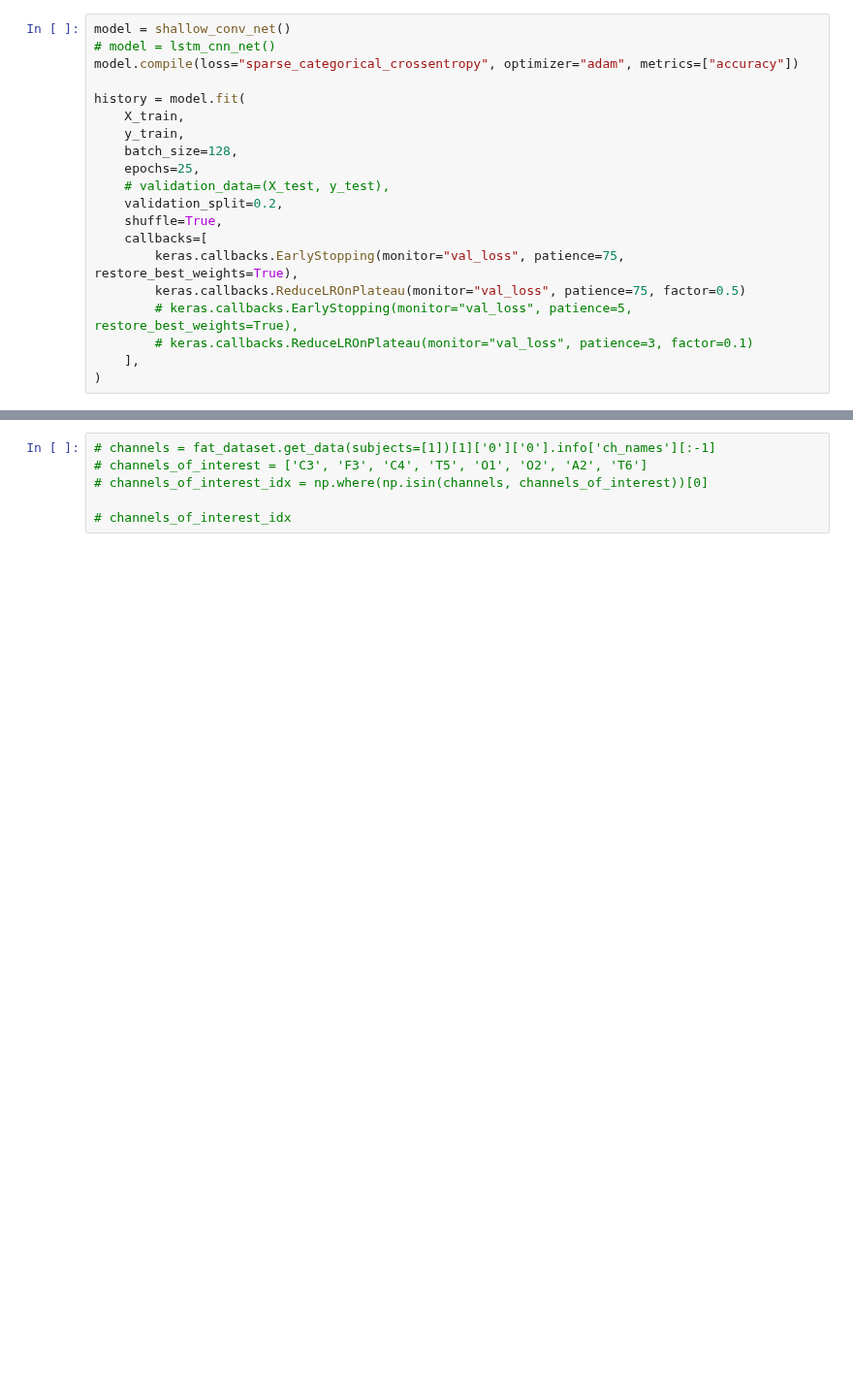
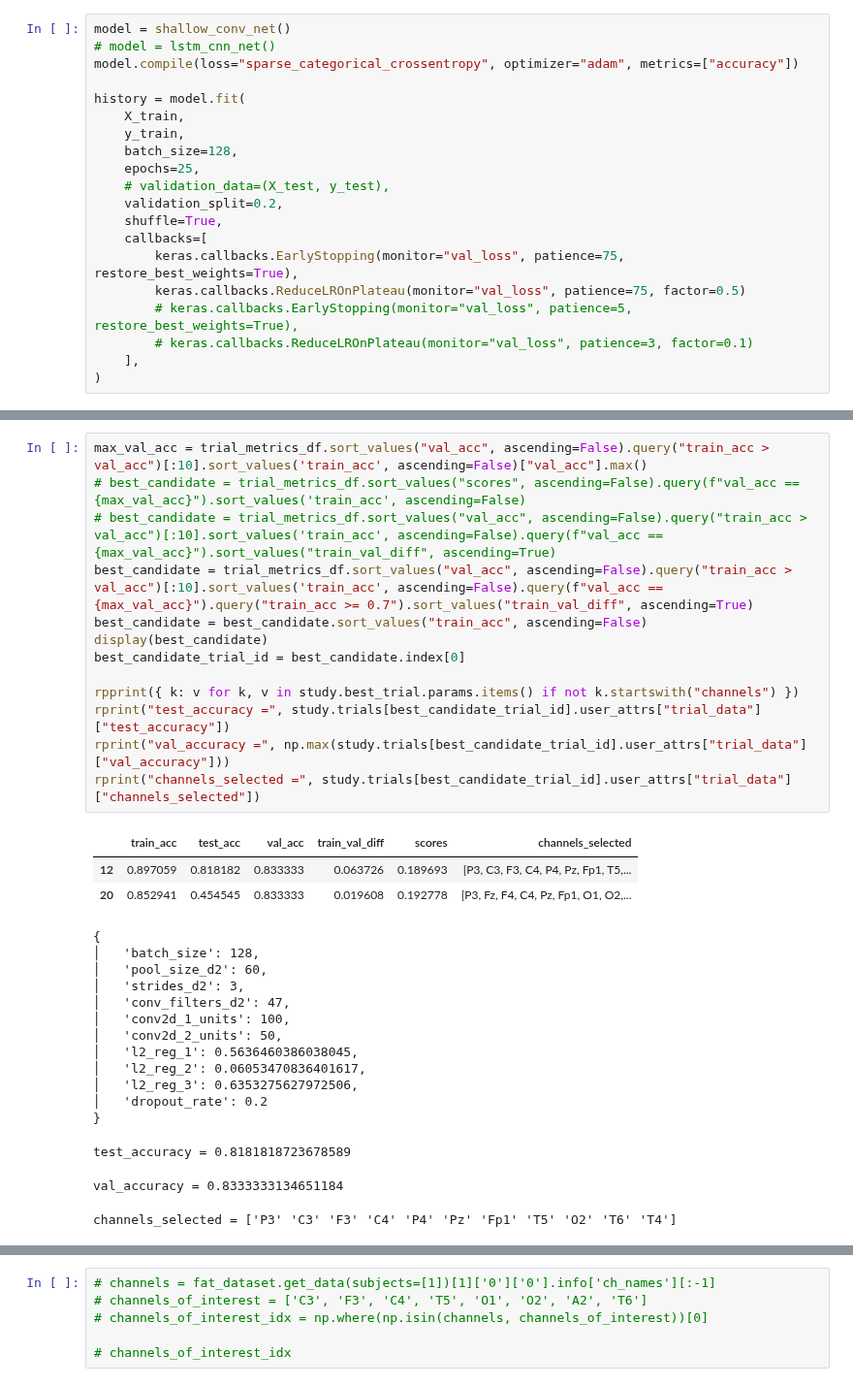
Before and after one commit to Pauligtech/PiEEG_Miniaturization, a Jupyter notebook: model_optimization_tests/shallow_conv_net_test.ipynb, the cells around one changed output, grey strips where cells are left out. Shown at 97% size. Cells and saved outputs as stored; diff of their text form; blank space fills up the shorter version.

```diff
--- a/model_optimization_tests/shallow_conv_net_test.ipynb
+++ b/model_optimization_tests/shallow_conv_net_test.ipynb
@@ -814 +841,33 @@ trial_metrics_df.sort_values("val_acc", ascending=False).query("train_acc > val_
+# %%
+max_val_acc = trial_metrics_df.sort_values("val_acc", ascending=False).query("train_acc > val_acc")[:10].sort_values('train_acc', ascending=False)["val_acc"].max()
+# best_candidate = trial_metrics_df.sort_values("scores", ascending=False).query(f"val_acc == {max_val_acc}").sort_values('train_acc', ascending=False)
+# best_candidate = trial_metrics_df.sort_values("val_acc", ascending=False).query("train_acc > val_acc")[:10].sort_values('train_acc', ascending=False).query(f"val_acc == {max_val_acc}").sort_values("train_val_diff", ascending=True)
+best_candidate = trial_metrics_df.sort_values("val_acc", ascending=False).query("train_acc > val_acc")[:10].sort_values('train_acc', ascending=False).query(f"val_acc == {max_val_acc}").query("train_acc >= 0.7").sort_values("train_val_diff", ascending=True)
+best_candidate = best_candidate.sort_values("train_acc", ascending=False)
+display(best_candidate)
+best_candidate_trial_id = best_candidate.index[0]
+
+rpprint({ k: v for k, v in study.best_trial.params.items() if not k.startswith("channels") })
+rprint("test_accuracy =", study.trials[best_candidate_trial_id].user_attrs["trial_data"]["test_accuracy"])
+rprint("val_accuracy =", np.max(study.trials[best_candidate_trial_id].user_attrs["trial_data"]["val_accuracy"]))
+rprint("channels_selected =", study.trials[best_candidate_trial_id].user_attrs["trial_data"]["channels_selected"])
+# %% [output]
+|  | train_acc | test_acc | val_acc | train_val_diff | scores | channels_selected |
+| 12 | 0.897059 | 0.818182 | 0.833333 | 0.063726 | 0.189693 | [P3, C3, F3, C4, P4, Pz, Fp1, T5,... |
+| 20 | 0.852941 | 0.454545 | 0.833333 | 0.019608 | 0.192778 | [P3, Fz, F4, C4, Pz, Fp1, O1, O2,... |
+{
+│   'batch_size': 128,
+│   'pool_size_d2': 60,
+│   'strides_d2': 3,
+│   'conv_filters_d2': 47,
+│   'conv2d_1_units': 100,
+│   'conv2d_2_units': 50,
+│   'l2_reg_1': 0.5636460386038045,
+│   'l2_reg_2': 0.06053470836401617,
+│   'l2_reg_3': 0.6353275627972506,
+│   'dropout_rate': 0.2
+}
+test_accuracy = 0.8181818723678589
+val_accuracy = 0.8333333134651184
+channels_selected = ['P3' 'C3' 'F3' 'C4' 'P4' 'Pz' 'Fp1' 'T5' 'O2' 'T6' 'T4']
 # %%
```
Also changed, not shown: parts of 19 cells of this notebook, 7 other files.
